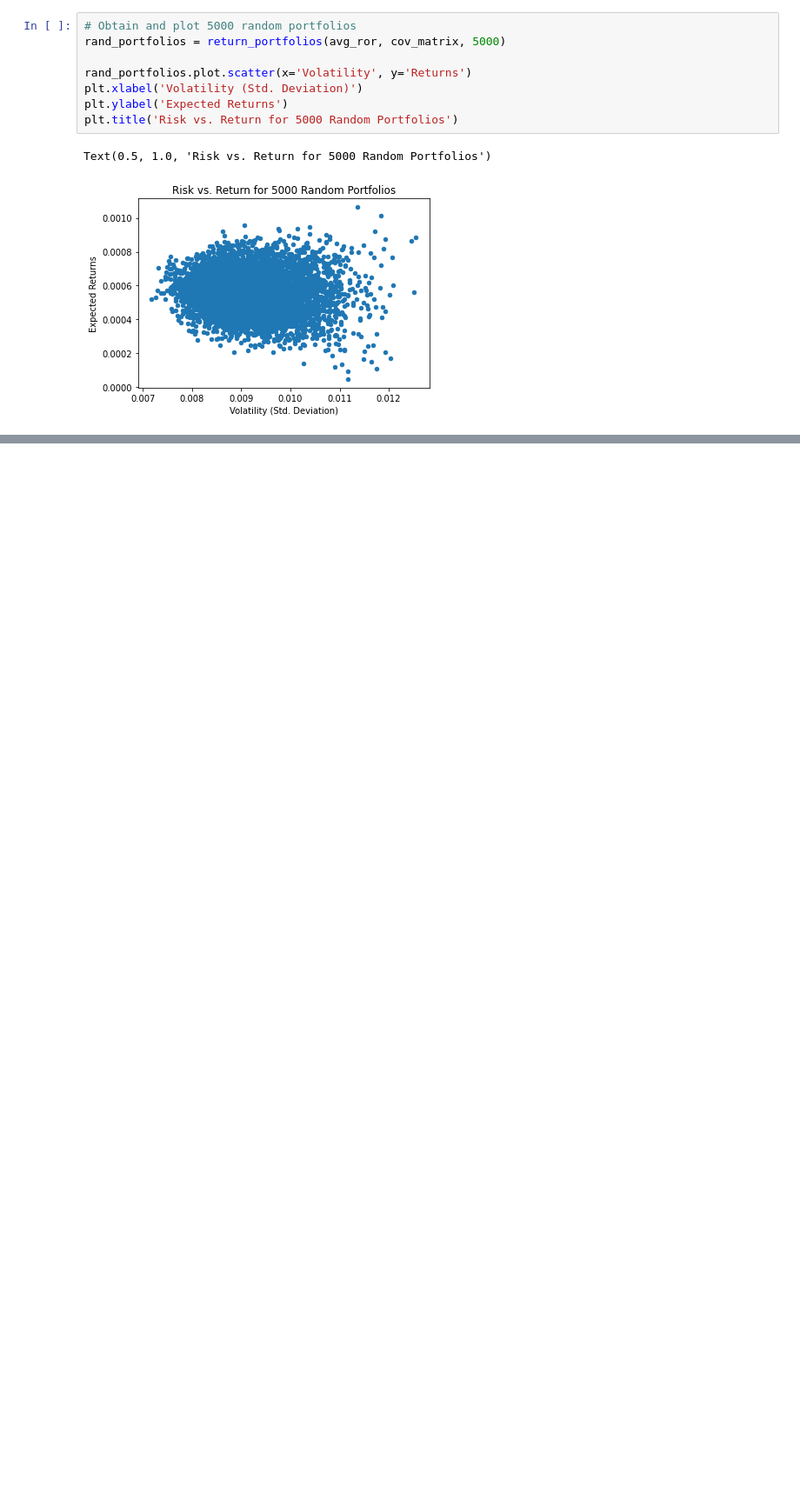
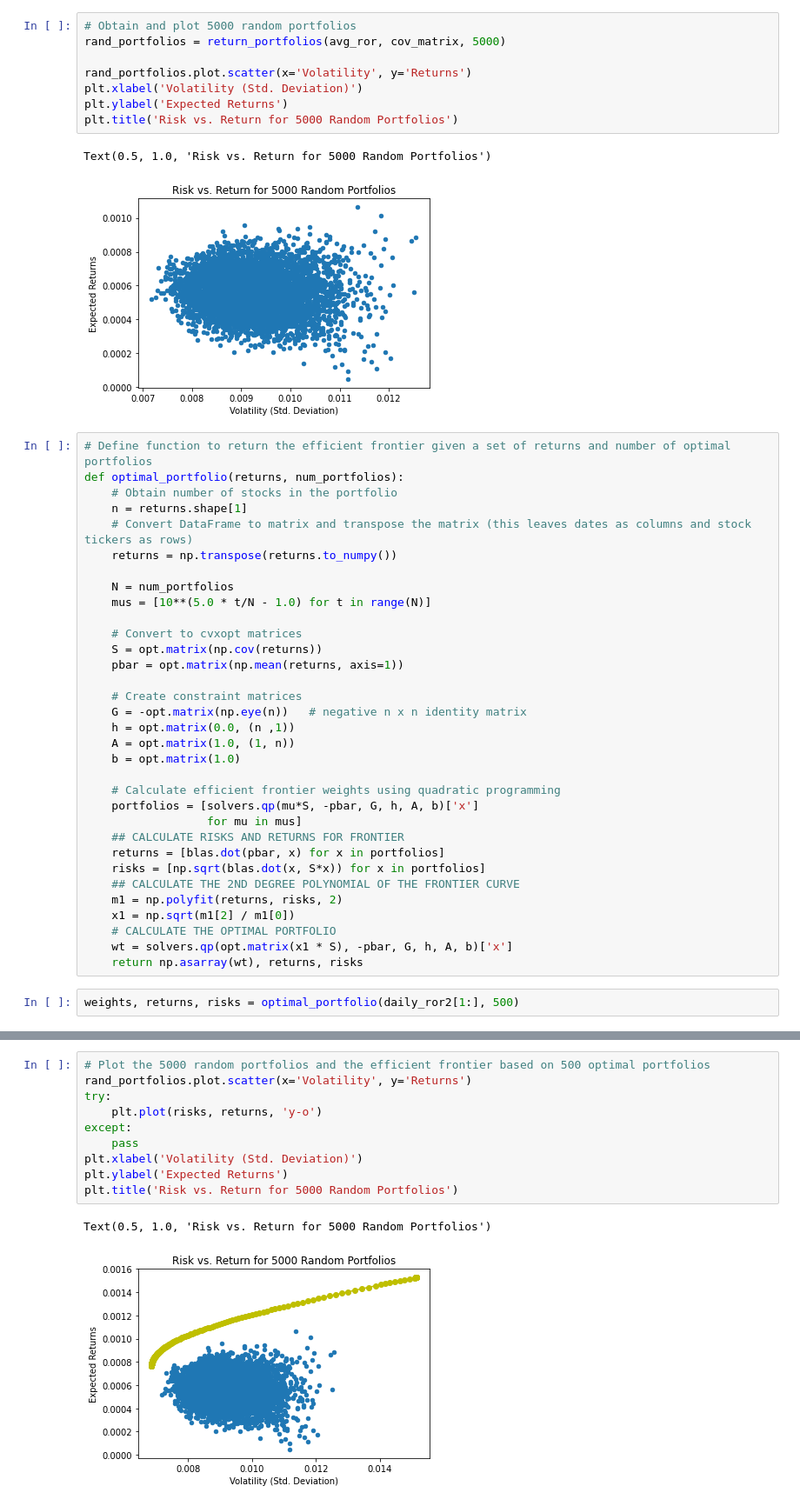
Before and after one commit to JoBe10/Mean_Variance_Portfolio_Optimisation, a Jupyter notebook: DAX_Analysis.ipynb, the cells around one changed output, grey strips where cells are left out. Shown at 87% size. Saved outputs shown, nothing was run; the diff lists cells and outputs as text; blank space fills up the shorter version.

Commit message:
Include efficient frontier

```diff
--- a/DAX_Analysis.ipynb
+++ b/DAX_Analysis.ipynb
@@ -250,3 +254,38 @@ plt.title('Risk vs. Return for 5000 Random Portfolios')
 # %% [output]
 Text(0.5, 1.0, 'Risk vs. Return for 5000 Random Portfolios')
 [figure]
+# %%
+# Define function to return the efficient frontier given a set of returns and number of optimal portfolios
+def optimal_portfolio(returns, num_portfolios):
+    # Obtain number of stocks in the portfolio
+    n = returns.shape[1]
+    # Convert DataFrame to matrix and transpose the matrix (this leaves dates as columns and stock tickers as rows)
+    returns = np.transpose(returns.to_numpy())
+
+    N = num_portfolios
+    mus = [10**(5.0 * t/N - 1.0) for t in range(N)]
+
+    # Convert to cvxopt matrices
+    S = opt.matrix(np.cov(returns))
+    pbar = opt.matrix(np.mean(returns, axis=1))
+
+    # Create constraint matrices
+    G = -opt.matrix(np.eye(n))   # negative n x n identity matrix
+    h = opt.matrix(0.0, (n ,1))
+    A = opt.matrix(1.0, (1, n))
+    b = opt.matrix(1.0)
+
+    # Calculate efficient frontier weights using quadratic programming
+    portfolios = [solvers.qp(mu*S, -pbar, G, h, A, b)['x']
+                  for mu in mus]
+    ## CALCULATE RISKS AND RETURNS FOR FRONTIER
+    returns = [blas.dot(pbar, x) for x in portfolios]
+    risks = [np.sqrt(blas.dot(x, S*x)) for x in portfolios]
+    ## CALCULATE THE 2ND DEGREE POLYNOMIAL OF THE FRONTIER CURVE
+    m1 = np.polyfit(returns, risks, 2)
+    x1 = np.sqrt(m1[2] / m1[0])
+    # CALCULATE THE OPTIMAL PORTFOLIO
+    wt = solvers.qp(opt.matrix(x1 * S), -pbar, G, h, A, b)['x']
+    return np.asarray(wt), returns, risks
+# %%
+weights, returns, risks = optimal_portfolio(daily_ror2[1:], 500)
@@ -252,0 +310,13 @@ Text(0.5, 1.0, 'Risk vs. Return for 5000 Random Portfolios')
+# %%
+# Plot the 5000 random portfolios and the efficient frontier based on 500 optimal portfolios
+rand_portfolios.plot.scatter(x='Volatility', y='Returns')
+try:
+    plt.plot(risks, returns, 'y-o')
+except:
+    pass
+plt.xlabel('Volatility (Std. Deviation)')
+plt.ylabel('Expected Returns')
+plt.title('Risk vs. Return for 5000 Random Portfolios')
+# %% [output]
+Text(0.5, 1.0, 'Risk vs. Return for 5000 Random Portfolios')
+[figure, added]
```
Also changed, not shown: parts of 3 cells of this notebook.
